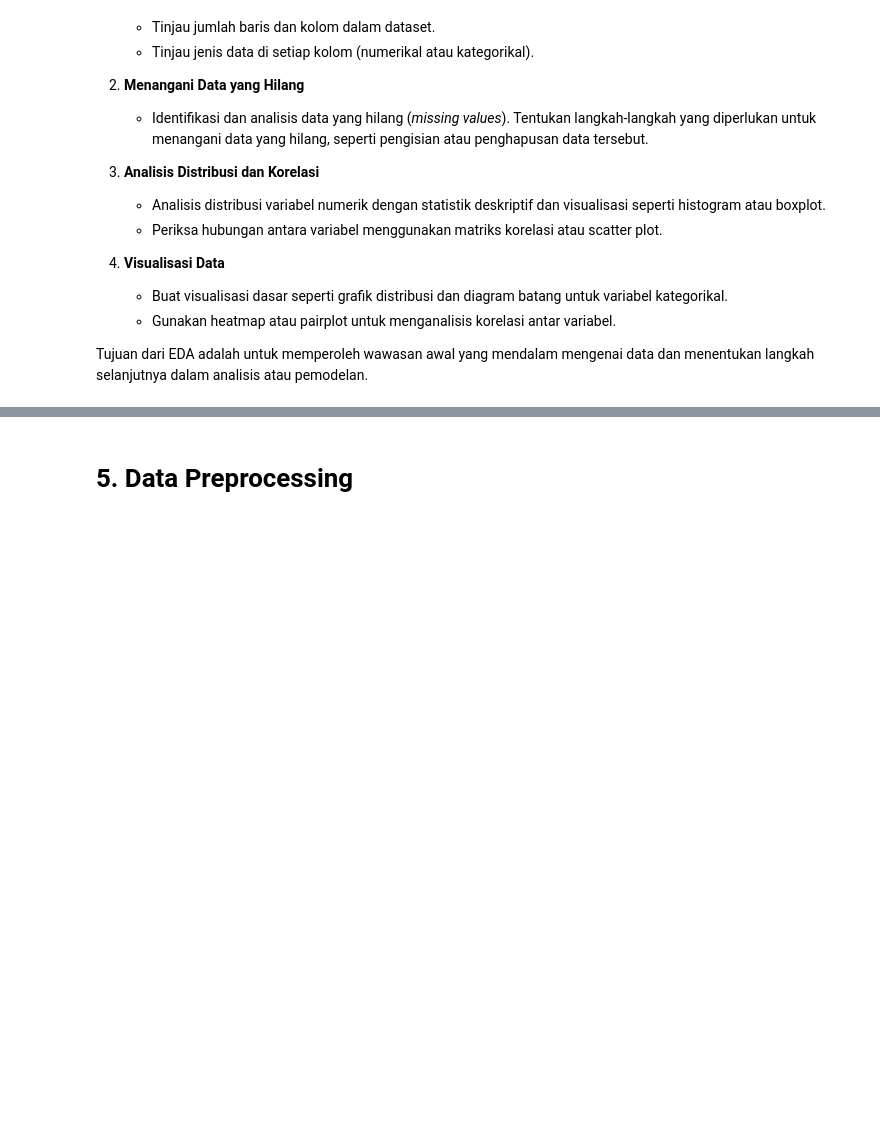
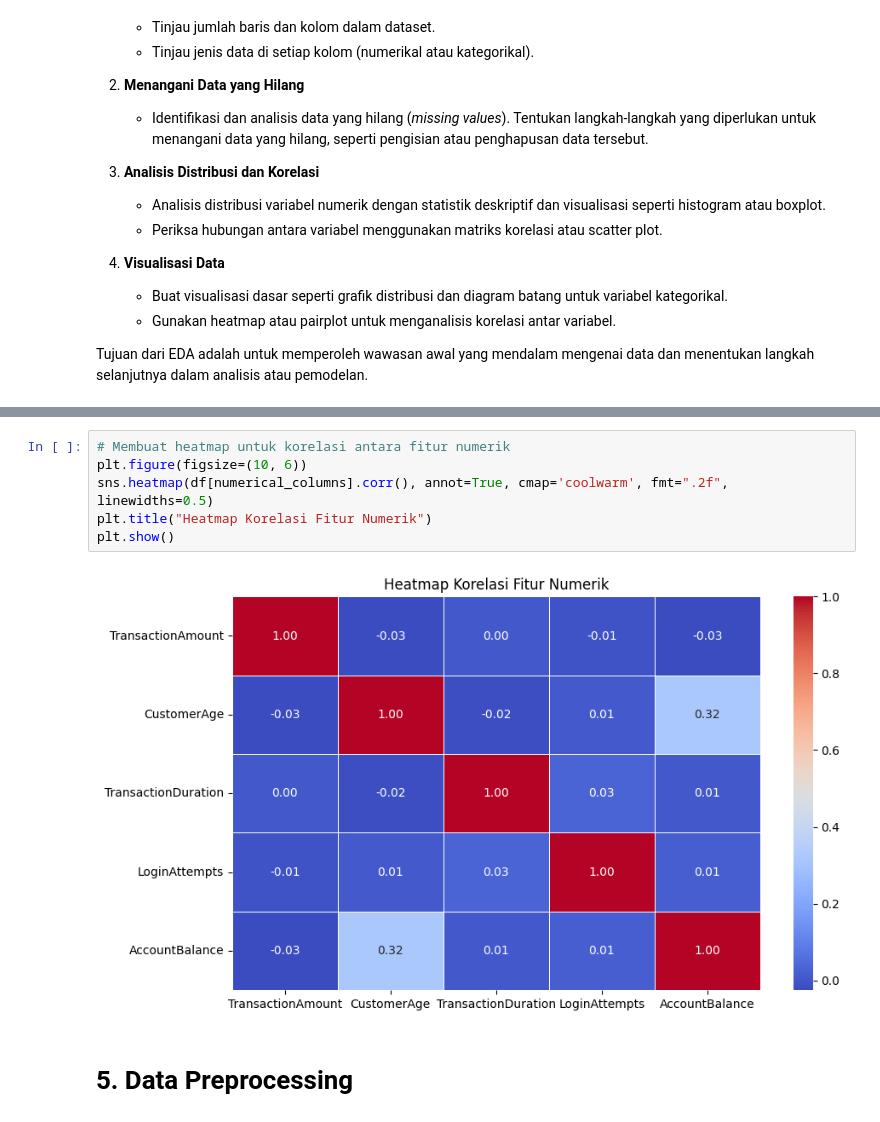
Before and after one commit to SoraIroShiro/submission_basic_ML, a Jupyter notebook: [Clustering]_Submission_Akhir_BMLP_Your_Name_(Updated) copy 2.ipynb, the cells around one changed output, grey strips where cells are left out. Saved outputs shown, nothing was run; the diff lists cells and outputs as text; blank space fills up the shorter version.

```diff
--- a/[Clustering]_Submission_Akhir_BMLP_Your_Name_(Updated) copy 2.ipynb
+++ b/[Clustering]_Submission_Akhir_BMLP_Your_Name_(Updated) copy 2.ipynb
@@ -253,3 +205,11 @@ KeyboardInterrupt:
+# %%
+# Membuat heatmap untuk korelasi antara fitur numerik
+plt.figure(figsize=(10, 6))
+sns.heatmap(df[numerical_columns].corr(), annot=True, cmap='coolwarm', fmt=".2f", linewidths=0.5)
+plt.title("Heatmap Korelasi Fitur Numerik")
+plt.show()
+# %% [output]
+[figure, added]
 # %% [markdown]
 # **5. Data Preprocessing**
 # %% [markdown]
```
Also changed, not shown: parts of 22 cells of this notebook, 4 other files.
